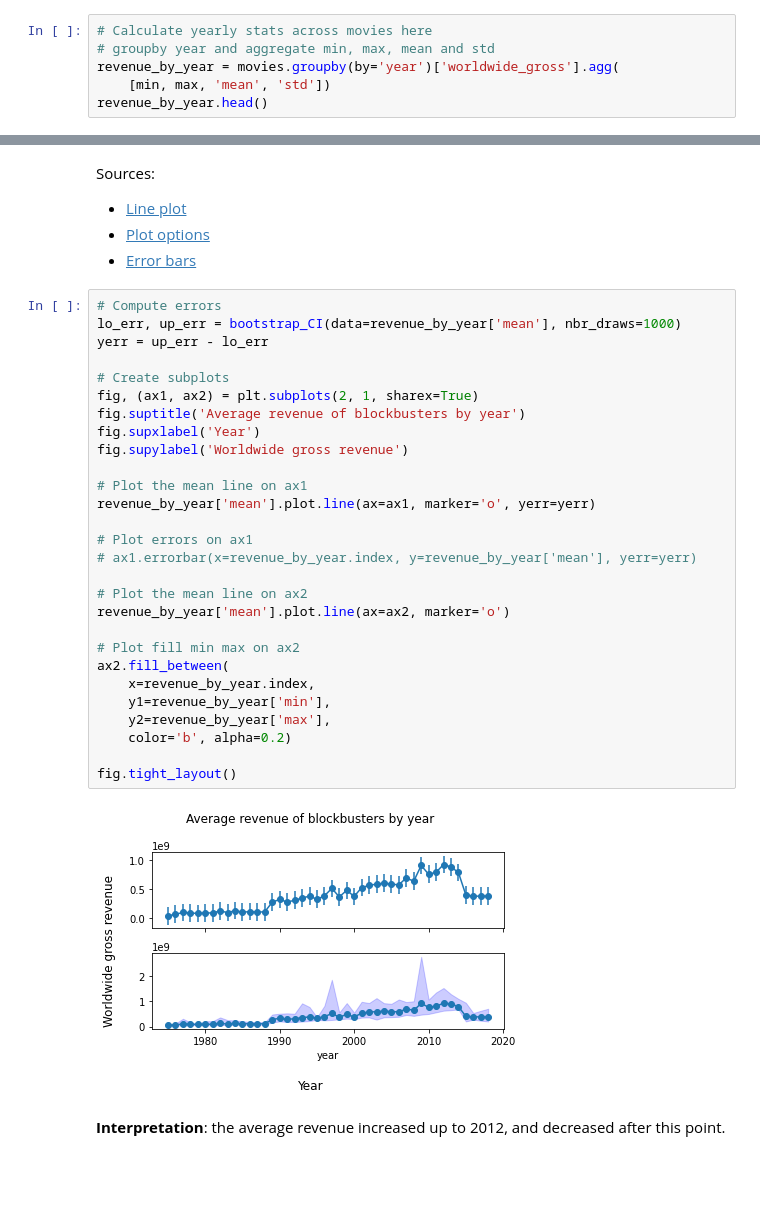
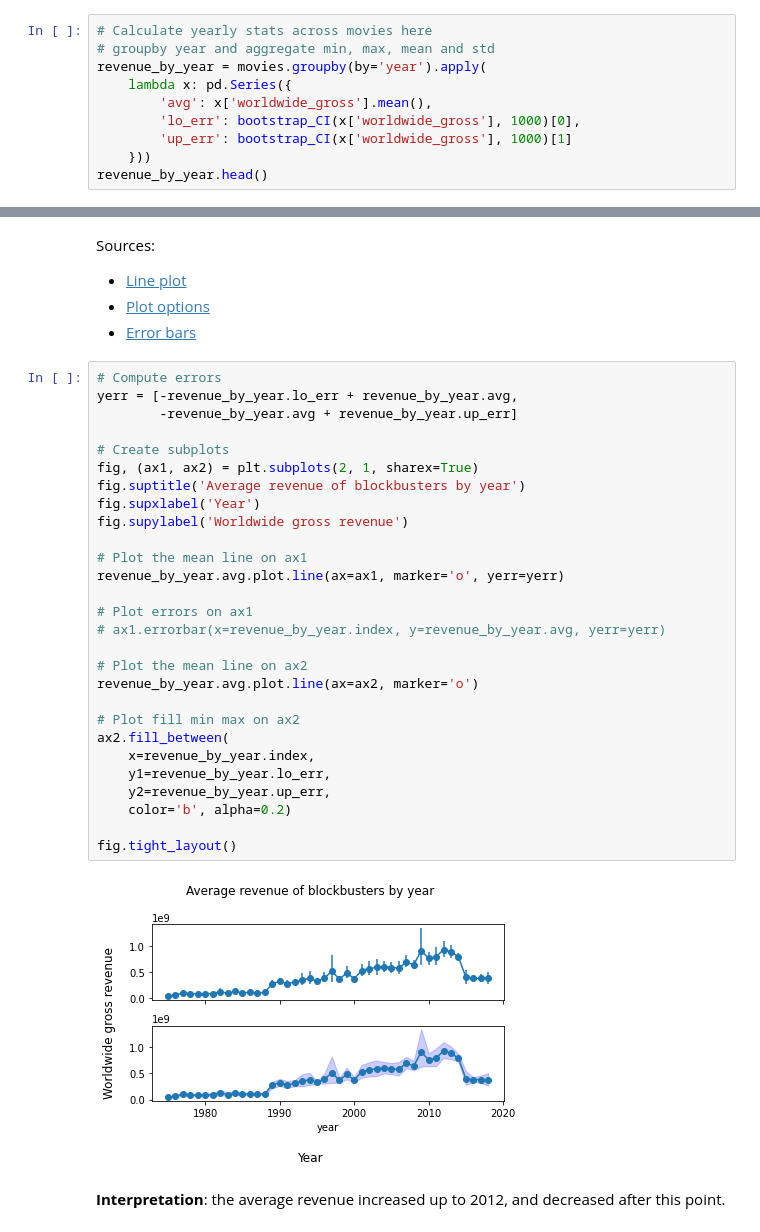
Before and after one commit to Quentin18/2021, a Jupyter notebook: Tutorials/02 - Data viz and data from the web/Becoming a DataVizard exercise.ipynb, the cells around one changed output, grey strips where cells are left out. Drawn from its saved outputs; the diff is of its cells as text; blank space fills up the shorter version.

```diff
--- a/Tutorials/02 - Data viz and data from the web/Becoming a DataVizard exercise.ipynb
+++ b/Tutorials/02 - Data viz and data from the web/Becoming a DataVizard exercise.ipynb
@@ -205,7 +205,11 @@ In the next three excercises, you are provided with descriptions and rough sketc
 # %%
 # Calculate yearly stats across movies here
 # groupby year and aggregate min, max, mean and std
-revenue_by_year = movies.groupby(by='year')['worldwide_gross'].agg(
-    [min, max, 'mean', 'std'])
+revenue_by_year = movies.groupby(by='year').apply(
+    lambda x: pd.Series({
+        'avg': x['worldwide_gross'].mean(),
+        'lo_err': bootstrap_CI(x['worldwide_gross'], 1000)[0],
+        'up_err': bootstrap_CI(x['worldwide_gross'], 1000)[1]
+    }))
 revenue_by_year.head()
 # %% [output]
@@ -223,34 +227,34 @@ Sources:
 - [Error bars](https://pandas.pydata.org/docs/user_guide/visualization.html#visualization-errorbars)
 # %%
 # Compute errors
-lo_err, up_err = bootstrap_CI(data=revenue_by_year['mean'], nbr_draws=1000)
-yerr = up_err - lo_err
+yerr = [-revenue_by_year.lo_err + revenue_by_year.avg,
+        -revenue_by_year.avg + revenue_by_year.up_err]
 
 # Create subplots
 fig, (ax1, ax2) = plt.subplots(2, 1, sharex=True)
 fig.suptitle('Average revenue of blockbusters by year')
 fig.supxlabel('Year')
 fig.supylabel('Worldwide gross revenue')
 
 # Plot the mean line on ax1
-revenue_by_year['mean'].plot.line(ax=ax1, marker='o', yerr=yerr)
+revenue_by_year.avg.plot.line(ax=ax1, marker='o', yerr=yerr)
 
 # Plot errors on ax1
-# ax1.errorbar(x=revenue_by_year.index, y=revenue_by_year['mean'], yerr=yerr)
+# ax1.errorbar(x=revenue_by_year.index, y=revenue_by_year.avg, yerr=yerr)
 
 # Plot the mean line on ax2
-revenue_by_year['mean'].plot.line(ax=ax2, marker='o')
+revenue_by_year.avg.plot.line(ax=ax2, marker='o')
 
 # Plot fill min max on ax2
 ax2.fill_between(
     x=revenue_by_year.index,
-    y1=revenue_by_year['min'],
-    y2=revenue_by_year['max'],
+    y1=revenue_by_year.lo_err,
+    y2=revenue_by_year.up_err,
     color='b', alpha=0.2)
 
 fig.tight_layout()
 # %% [output]
-[figure, old version]
+[figure, new version]
 # %% [markdown]
 **Interpretation**: the average revenue increased up to 2012, and decreased after this point.
 # %% [markdown]
```
Also changed, not shown: parts of 8 cells of this notebook.
